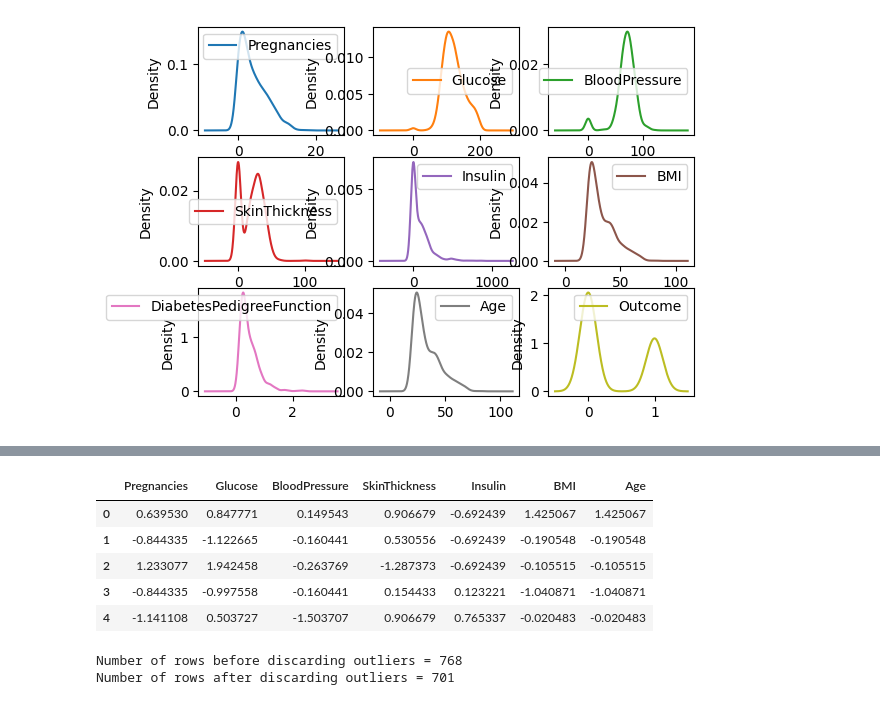
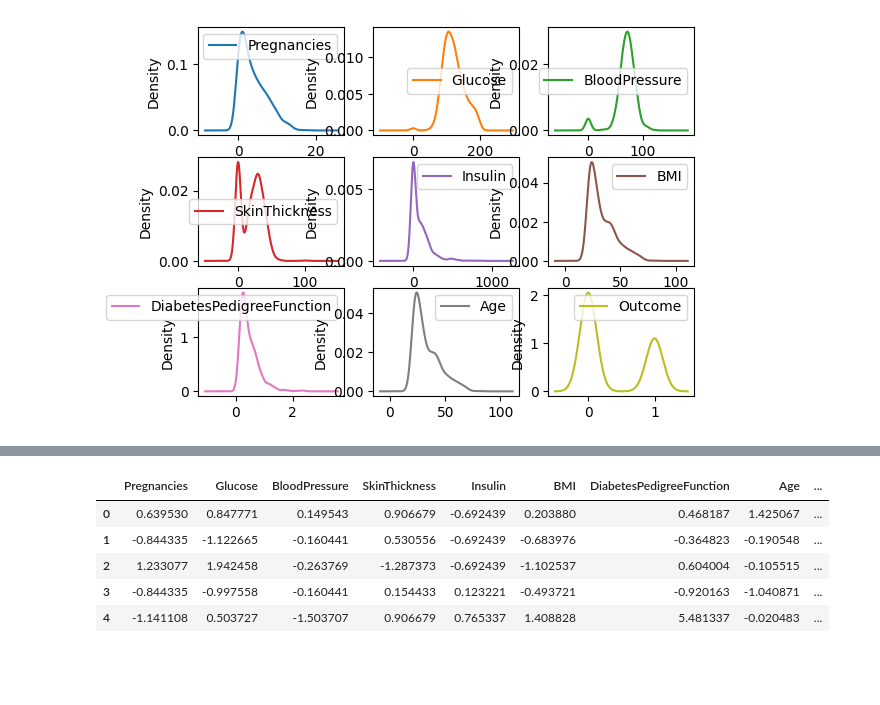
Before and after one commit to vatiza/Machine_Learning, a Jupyter notebook: lab3_preprocessing_diabetes_dataset.ipynb, the cells around one changed output, grey strips where cells are left out. Saved outputs shown, nothing was run; the diff lists cells and outputs as text; code cells hidden in the pictures; blank space fills up the shorter version.

```diff
--- a/lab3_preprocessing_diabetes_dataset.ipynb
+++ b/lab3_preprocessing_diabetes_dataset.ipynb
@@ -12,11 +12,11 @@ Mounted at /content/drive
 # %%
 import pandas as pd
 import numpy as np
-data=pd.read_csv('/content/drive/MyDrive/Colab Notebooks/diabetes.csv')
+df=pd.read_csv('/content/drive/MyDrive/Colab Notebooks/diabetes.csv')
 
-print("Number of Samples: %d"% data.shape[0])
-print("Number of Features: %d" %data.shape[1])
-data.head()
+print("Number of Samples: %d"% df.shape[0])
+print("Number of Features: %d" %df.shape[1])
+df.head()
 # %% [output]
 Number of Samples: 768
 Number of Features: 9
@@ -27,10 +27,8 @@ Number of Features: 9
 | 3 | 1 | 89 | 66 | 23 | 94 | 28.1 | 0.167 | 21 | ... |
 | 4 | 0 | 137 | 40 | 35 | 168 | 43.1 | 2.288 | 33 | ... |
 # %%
-# tmp dataset
-tmpData=data
-tmpData=tmpData.astype(float) #full dataset convert  float type
-tmpData.dtypes
+df=df.astype(float) #full dataset convert  float type
+df.dtypes
 # %% [output]
 Pregnancies                 float64
 Glucose                     float64
@@ -152,3 +167,7 @@ tmpData.boxplot(figsize=(20,3))
 # %% [markdown]
 # z score normalization
 ![zscore-56a8fa785f9b58b7d0f6e87b.gif](embedded-picture-1)
+# %%
+data=df
+X=data.drop(['Insulin','DiabetesPedigreeFunction'],axis=1)
+X.head()
@@ -155,19 +181,11 @@ tmpData.boxplot(figsize=(20,3))
 # %%
-Z = (df-df.mean())/df.std()
+Z = (data-data.mean())/data.std()
 Z[0:767]
 Z.head()
 # %% [output]
-|  | Pregnancies | Glucose | BloodPressure | SkinThickness | Insulin | BMI | Age |
-| 0 | 0.639530 | 0.847771 | 0.149543 | 0.906679 | -0.692439 | 1.425067 | 1.425067 |
-| 1 | -0.844335 | -1.122665 | -0.160441 | 0.530556 | -0.692439 | -0.190548 | -0.190548 |
-| 2 | 1.233077 | 1.942458 | -0.263769 | -1.287373 | -0.692439 | -0.105515 | -0.105515 |
-| 3 | -0.844335 | -0.997558 | -0.160441 | 0.154433 | 0.123221 | -1.040871 | -1.040871 |
-| 4 | -1.141108 | 0.503727 | -1.503707 | 0.906679 | 0.765337 | -0.020483 | -0.020483 |
+|  | Pregnancies | Glucose | BloodPressure | SkinThickness | Insulin | BMI | DiabetesPedigreeFunction | Age | ... |
+| 0 | 0.639530 | 0.847771 | 0.149543 | 0.906679 | -0.692439 | 0.203880 | 0.468187 | 1.425067 | ... |
+| 1 | -0.844335 | -1.122665 | -0.160441 | 0.530556 | -0.692439 | -0.683976 | -0.364823 | -0.190548 | ... |
+| 2 | 1.233077 | 1.942458 | -0.263769 | -1.287373 | -0.692439 | -1.102537 | 0.604004 | -0.105515 | ... |
+| 3 | -0.844335 | -0.997558 | -0.160441 | 0.154433 | 0.123221 | -0.493721 | -0.920163 | -1.040871 | ... |
+| 4 | -1.141108 | 0.503727 | -1.503707 | 0.906679 | 0.765337 | 1.408828 | 5.481337 | -0.020483 | ... |
-# %%
-print('Number of rows before discarding outliers = %d' % (Z.shape[0]))
-
-Z2 = Z.loc[((Z > -3).sum(axis=1)==7) & ((Z <= 3).sum(axis=1)==7),:]
-print('Number of rows after discarding outliers = %d' % (Z2.shape[0]))
-# %% [output]
-Number of rows before discarding outliers = 768
-Number of rows after discarding outliers = 701
```
Also changed, not shown: parts of 24 cells of this notebook.
